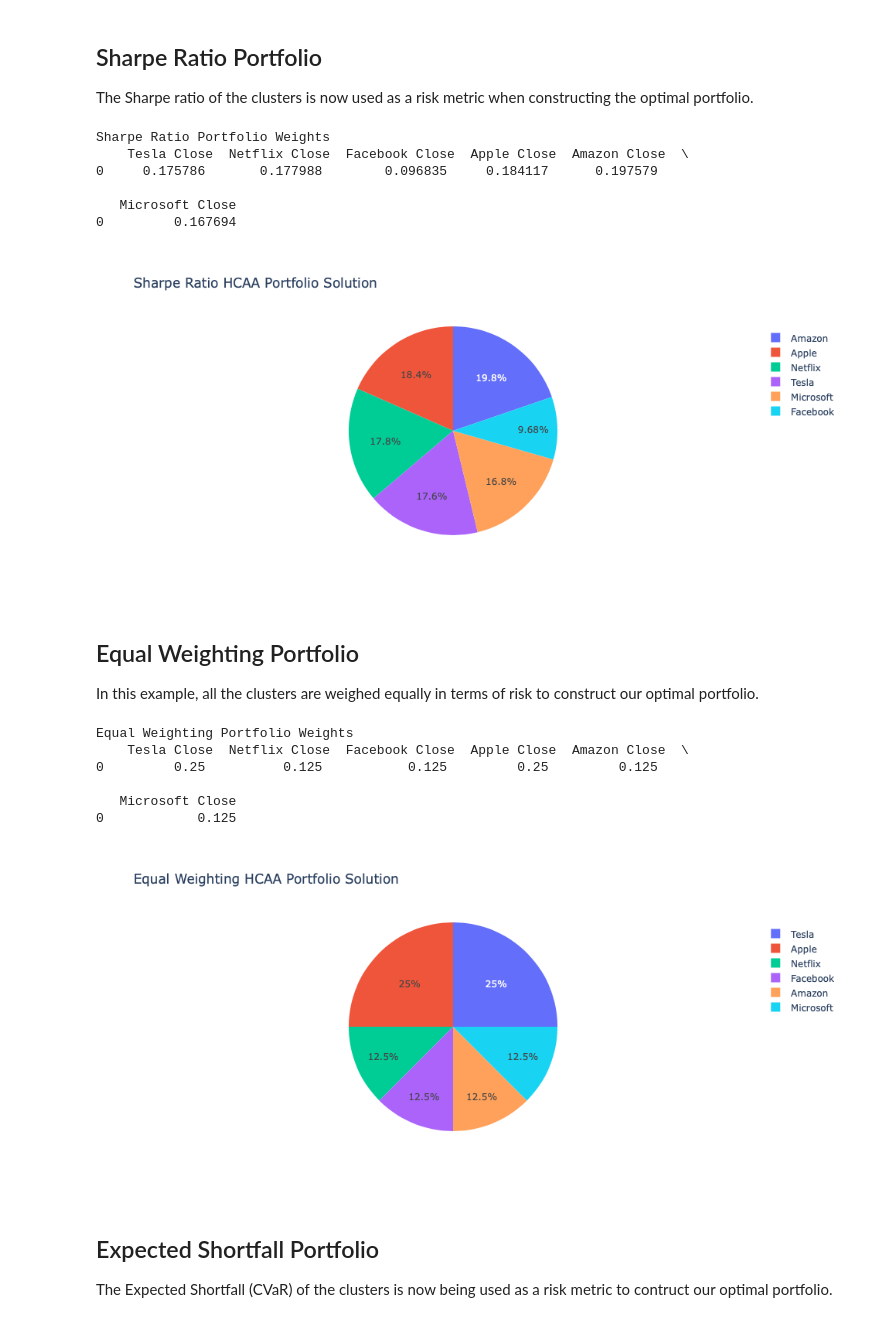
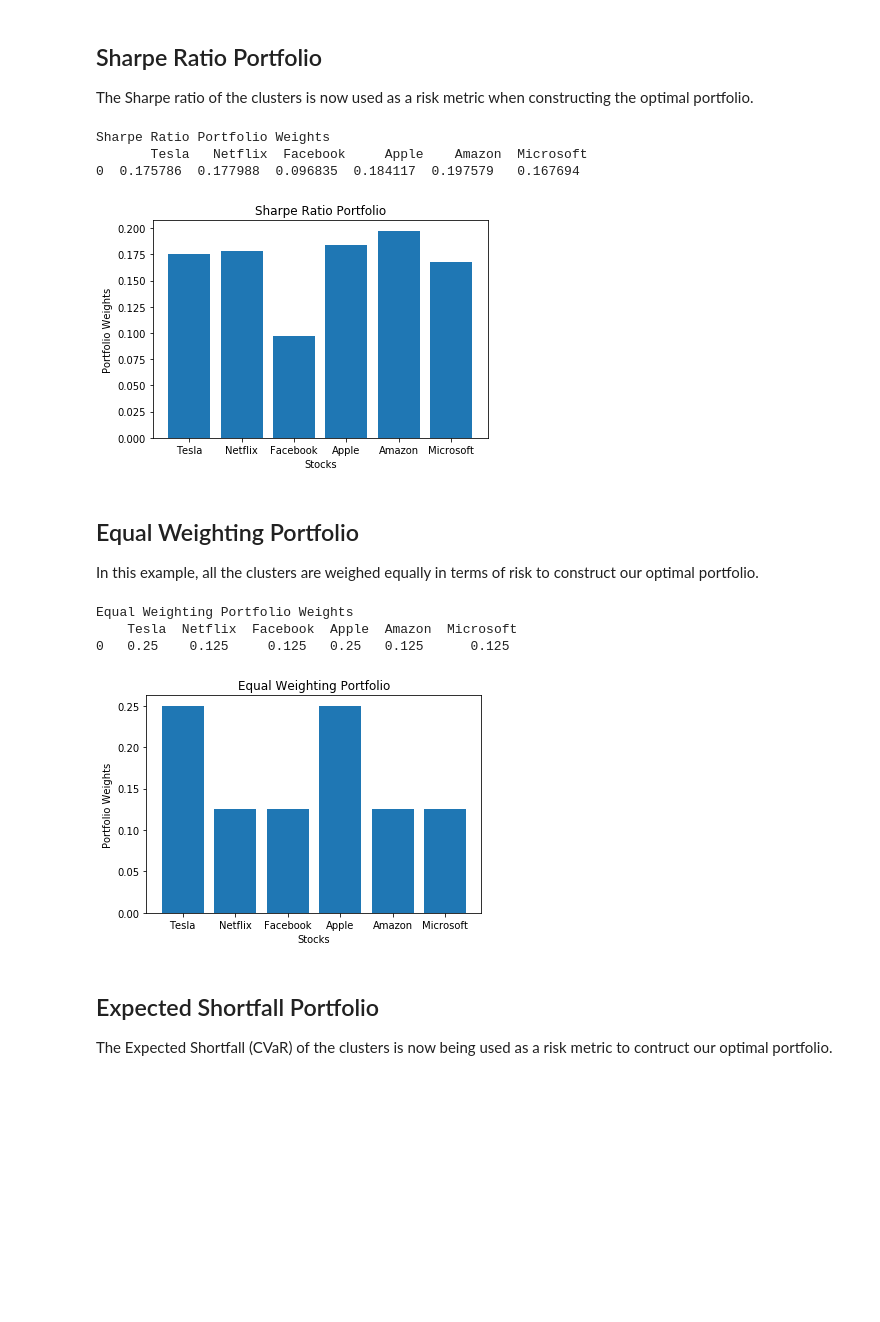
Before and after one commit to FriendlyUser/research, a Jupyter notebook: HCAA Tutorial Notebook.ipynb, the cells around one changed output. Drawn from its saved outputs; the diff is of its cells as text; code cells hidden in the pictures; blank space fills up the shorter version.

```diff
--- a/HCAA Tutorial Notebook.ipynb
+++ b/HCAA Tutorial Notebook.ipynb
@@ -40,6 +45,6 @@ from mlfinlab.portfolio_optimization.hcaa import HierarchicalClusteringAssetAllo
 ## The Data
 All stock data was downloaded from __[Yahoo](https://help.yahoo.com/kb/download-historical-data-yahoo-finance-sln2311.html?guccounter=1&guce_referrer=aHR0cHM6Ly93d3cuZ29vZ2xlLmNvbS8&guce_referrer_sig=AQAAALQCM_6ulNppxJ2pt-zmOL_WPxcZvTy4HJXN_3fjA9Dxb9D1-1av3NsYNZJX8-6HqGFmvxOdQLw4ZEjMhAsBRdCycoKX0sVNI7s25XZ0Eb97ambo2F8hKuwEQd9LSe0Vzrj3eHHLUP7sk5LBG44m9F-7VM9C8avDgJCK1nPyIMA7)__. In this tutorial, we will be working with 5-year historical closing-price data from Apple, Amazon, Facebook, Microsoft, Netflix, and Tesla. Note that the data must be in a Pandas dataframe indexed by date.
 # %%
-stock_prices = pd.read_csv('stock_data_hcaa.csv', parse_dates=True, index_col='Date')
+stock_prices = pd.read_csv('stock_data.csv', parse_dates=True, index_col='Date')
 stock_prices.head()
 # %% [output]
@@ -222,26 +225,25 @@ hcaaSR.allocate(asset_names=stock_prices.columns,
 print("Sharpe Ratio Portfolio Weights \n", hcaaSR.weights)
 # %% [output]
 Sharpe Ratio Portfolio Weights
-    Tesla Close  Netflix Close  Facebook Close  Apple Close  Amazon Close  \
-0     0.175786       0.177988        0.096835     0.184117      0.197579
-
-   Microsoft Close
-0         0.167694
+       Tesla   Netflix  Facebook     Apple    Amazon  Microsoft
+0  0.175786  0.177988  0.096835  0.184117  0.197579   0.167694
 # %%
 # Plotting our Sharpe ratio portfolio
 
 SR_weights = hcaaSR.weights.transpose()
 SR_weights = SR_weights.values.tolist()
 SR_weights = [item for sublist in SR_weights for item in sublist]
+y_pos = np.arange(len(stock_prices.columns))
 stocks = ['Tesla', 'Netflix', 'Facebook', 'Apple', 'Amazon', 'Microsoft']
 
-SR_portfolio = go.Figure(data=[
-    go.Pie(labels=stocks, values=SR_weights)
-])
-SR_portfolio.update_layout(title='Sharpe Ratio HCAA Portfolio Solution')
-SR_portfolio.show()
+plt.bar(y_pos, SR_weights)
+plt.xticks(y_pos, stocks)
+plt.xlabel('Stocks')
+plt.ylabel('Portfolio Weights')
+plt.title('Sharpe Ratio Portfolio')
+plt.show()
 # %% [output]
-[figure, old version]
+[figure, new version]
 # %% [markdown]
 ## Equal Weighting Portfolio
 In this example, all the clusters are weighed equally in terms of risk to construct our optimal portfolio.
@@ -256,26 +258,25 @@ hcaaEW.allocate(asset_names=stock_prices.columns,
 print("Equal Weighting Portfolio Weights \n", hcaaEW.weights)
 # %% [output]
 Equal Weighting Portfolio Weights
-    Tesla Close  Netflix Close  Facebook Close  Apple Close  Amazon Close  \
-0         0.25          0.125           0.125         0.25         0.125
-
-   Microsoft Close
-0            0.125
+    Tesla  Netflix  Facebook  Apple  Amazon  Microsoft
+0   0.25    0.125     0.125   0.25   0.125      0.125
 # %%
 # Plotting our Equal Weighting portfolio
 
 EW_weights = hcaaEW.weights.transpose()
 EW_weights = EW_weights.values.tolist()
 EW_weights = [item for sublist in EW_weights for item in sublist]
+y_pos = np.arange(len(stock_prices.columns))
 stocks = ['Tesla', 'Netflix', 'Facebook', 'Apple', 'Amazon', 'Microsoft']
 
-EW_portfolio = go.Figure(data=[
-    go.Pie(labels=stocks, values=EW_weights)
-])
-EW_portfolio.update_layout(title='Equal Weighting HCAA Portfolio Solution')
-EW_portfolio.show()
+plt.bar(y_pos, EW_weights)
+plt.xticks(y_pos, stocks)
+plt.xlabel('Stocks')
+plt.ylabel('Portfolio Weights')
+plt.title('Equal Weighting Portfolio')
+plt.show()
 # %% [output]
-[figure, old version]
+[figure, new version]
 # %% [markdown]
 ## Expected Shortfall Portfolio
 The Expected Shortfall (CVaR) of the clusters is now being used as a risk metric to contruct our optimal portfolio.
```
Also changed, not shown: parts of 25 cells of this notebook.
